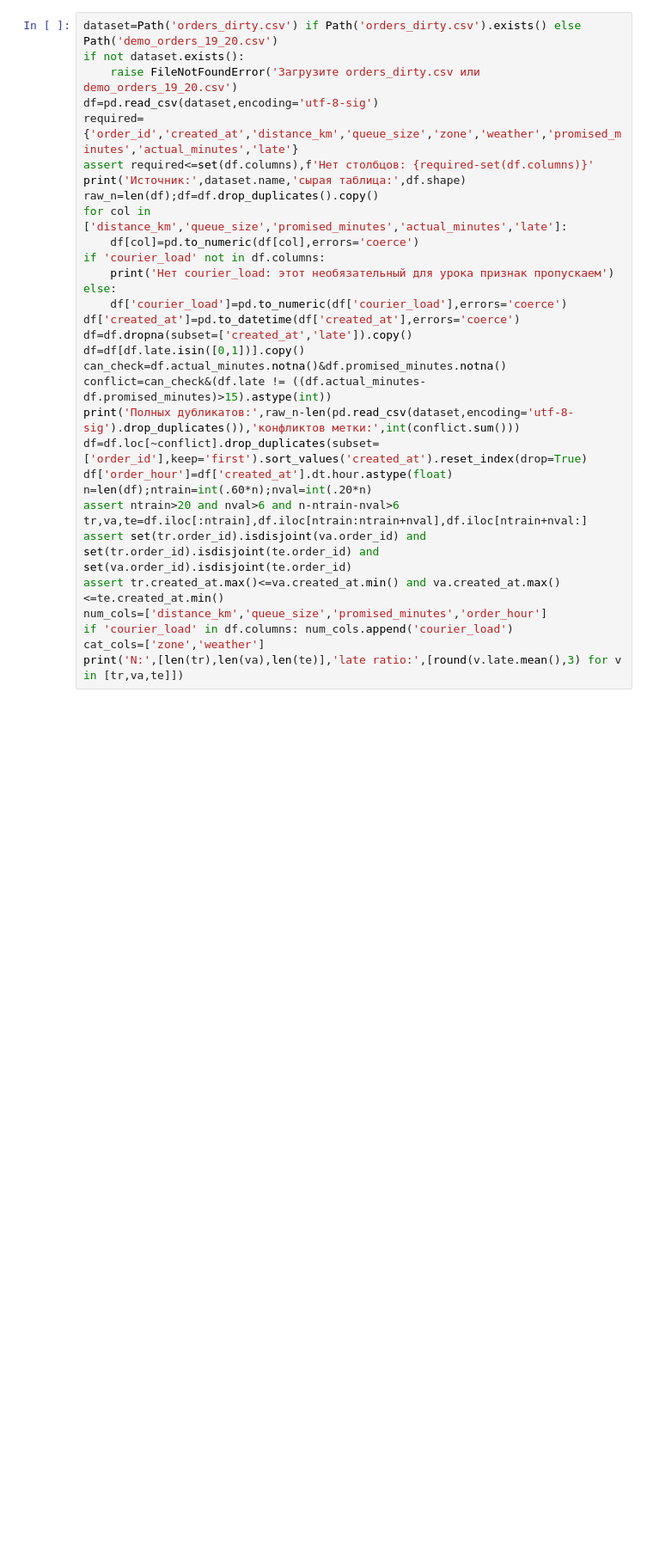
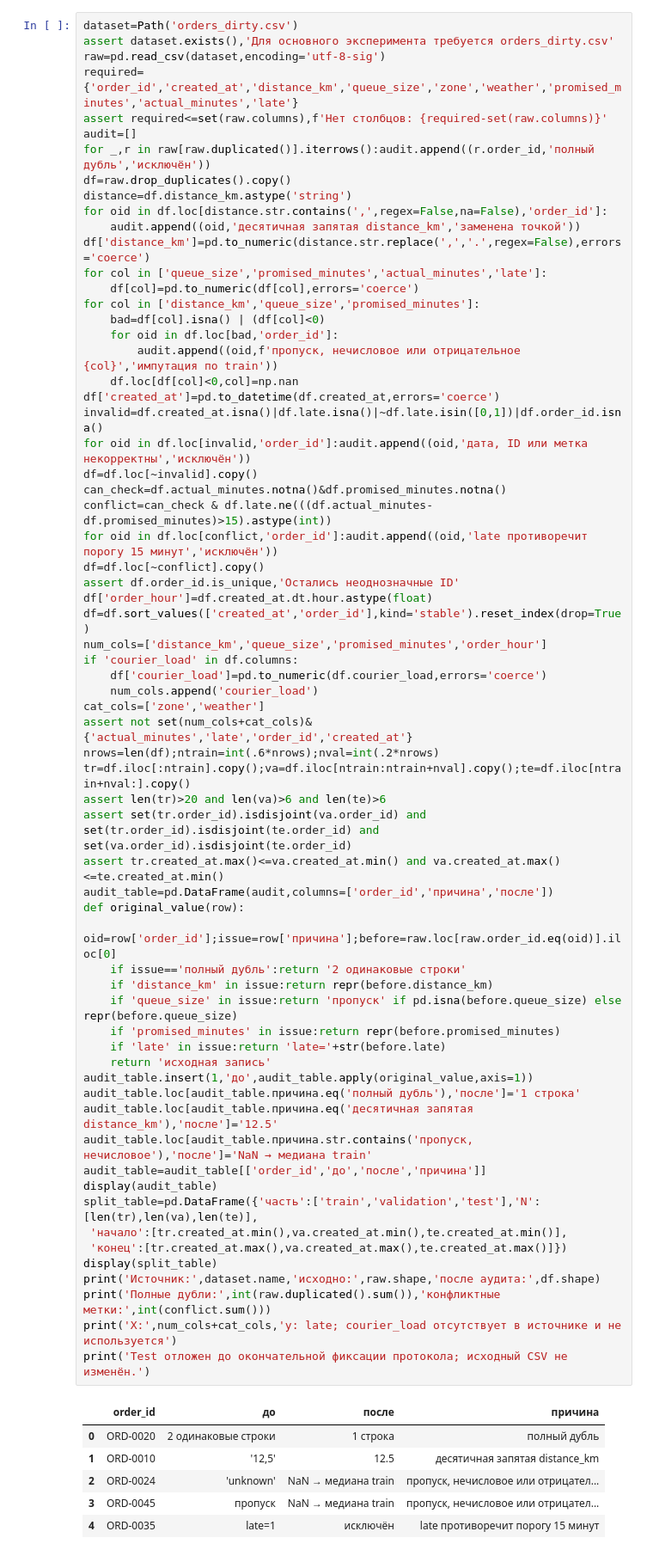
Before and after one commit to Vladislav-Evg-Sid/utmn-master-degree, a Jupyter notebook: tii/lb20/20_student.ipynb, the cells around one changed output. Shown at 86% size. Drawn from its saved outputs; the diff is of its cells as text; blank space fills up the shorter version.

```diff
--- a/tii/lb20/20_student.ipynb
+++ b/tii/lb20/20_student.ipynb
@@ -41,34 +51,74 @@ assert torch.allclose(w.grad,torch.tensor([[2.0],[1.0]]))
 ## 2. Аудит и разделение по времени (18–29 мин)
 Единица наблюдения — заказ; метка \(y=late\) появляется после доставки. Для прогноза при оформлении допустимы только известные поля: расстояние, очередь, обещанный срок, загрузка курьера (если известна), погода, зона и час создания. `actual_minutes` используют только для проверки исторической метки. Разделение по времени: 60% train / 20% validation / 20% test. Проверки корректности **до** обучения.
 # %%
-dataset=Path('orders_dirty.csv') if Path('orders_dirty.csv').exists() else Path('demo_orders_19_20.csv')
-if not dataset.exists():
-    raise FileNotFoundError('Загрузите orders_dirty.csv или demo_orders_19_20.csv')
-df=pd.read_csv(dataset,encoding='utf-8-sig')
+dataset=Path('orders_dirty.csv')
+assert dataset.exists(),'Для основного эксперимента требуется orders_dirty.csv'
+raw=pd.read_csv(dataset,encoding='utf-8-sig')
 required={'order_id','created_at','distance_km','queue_size','zone','weather','promised_minutes','actual_minutes','late'}
-assert required<=set(df.columns),f'Нет столбцов: {required-set(df.columns)}'
-print('Источник:',dataset.name,'сырая таблица:',df.shape)
-raw_n=len(df);df=df.drop_duplicates().copy()
-for col in ['distance_km','queue_size','promised_minutes','actual_minutes','late']:
+assert required<=set(raw.columns),f'Нет столбцов: {required-set(raw.columns)}'
+audit=[]
+for _,r in raw[raw.duplicated()].iterrows():audit.append((r.order_id,'полный дубль','исключён'))
+df=raw.drop_duplicates().copy()
+distance=df.distance_km.astype('string')
+for oid in df.loc[distance.str.contains(',',regex=False,na=False),'order_id']:
+    audit.append((oid,'десятичная запятая distance_km','заменена точкой'))
+df['distance_km']=pd.to_numeric(distance.str.replace(',','.',regex=False),errors='coerce')
+for col in ['queue_size','promised_minutes','actual_minutes','late']:
     df[col]=pd.to_numeric(df[col],errors='coerce')
-if 'courier_load' not in df.columns:
-    print('Нет courier_load: этот необязательный для урока признак пропускаем')
-else:
-    df['courier_load']=pd.to_numeric(df['courier_load'],errors='coerce')
-df['created_at']=pd.to_datetime(df['created_at'],errors='coerce')
-df=df.dropna(subset=['created_at','late']).copy()
-df=df[df.late.isin([0,1])].copy()
+for col in ['distance_km','queue_size','promised_minutes']:
+    bad=df[col].isna() | (df[col]<0)
+    for oid in df.loc[bad,'order_id']:
+        audit.append((oid,f'пропуск, нечисловое или отрицательное {col}','импутация по train'))
+    df.loc[df[col]<0,col]=np.nan
+df['created_at']=pd.to_datetime(df.created_at,errors='coerce')
+invalid=df.created_at.isna()|df.late.isna()|~df.late.isin([0,1])|df.order_id.isna()
+for oid in df.loc[invalid,'order_id']:audit.append((oid,'дата, ID или метка некорректны','исключён'))
+df=df.loc[~invalid].copy()
 can_check=df.actual_minutes.notna()&df.promised_minutes.notna()
-conflict=can_check&(df.late != ((df.actual_minutes-df.promised_minutes)>15).astype(int))
-print('Полных дубликатов:',raw_n-len(pd.read_csv(dataset,encoding='utf-8-sig').drop_duplicates()),'конфликтов метки:',int(conflict.sum()))
-df=df.loc[~conflict].drop_duplicates(subset=['order_id'],keep='first').sort_values('created_at').reset_index(drop=True)
-df['order_hour']=df['created_at'].dt.hour.astype(float)
-n=len(df);ntrain=int(.60*n);nval=int(.20*n)
-assert ntrain>20 and nval>6 and n-ntrain-nval>6
-tr,va,te=df.iloc[:ntrain],df.iloc[ntrain:ntrain+nval],df.iloc[ntrain+nval:]
+conflict=can_check & df.late.ne(((df.actual_minutes-df.promised_minutes)>15).astype(int))
+for oid in df.loc[conflict,'order_id']:audit.append((oid,'late противоречит порогу 15 минут','исключён'))
+df=df.loc[~conflict].copy()
+assert df.order_id.is_unique,'Остались неоднозначные ID'
+df['order_hour']=df.created_at.dt.hour.astype(float)
+df=df.sort_values(['created_at','order_id'],kind='stable').reset_index(drop=True)
+num_cols=['distance_km','queue_size','promised_minutes','order_hour']
+if 'courier_load' in df.columns:
+    df['courier_load']=pd.to_numeric(df.courier_load,errors='coerce')
+    num_cols.append('courier_load')
+cat_cols=['zone','weather']
+assert not set(num_cols+cat_cols)&{'actual_minutes','late','order_id','created_at'}
+nrows=len(df);ntrain=int(.6*nrows);nval=int(.2*nrows)
+tr=df.iloc[:ntrain].copy();va=df.iloc[ntrain:ntrain+nval].copy();te=df.iloc[ntrain+nval:].copy()
+assert len(tr)>20 and len(va)>6 and len(te)>6
 assert set(tr.order_id).isdisjoint(va.order_id) and set(tr.order_id).isdisjoint(te.order_id) and set(va.order_id).isdisjoint(te.order_id)
 assert tr.created_at.max()<=va.created_at.min() and va.created_at.max()<=te.created_at.min()
-num_cols=['distance_km','queue_size','promised_minutes','order_hour']
-if 'courier_load' in df.columns: num_cols.append('courier_load')
-cat_cols=['zone','weather']
-print('N:',[len(tr),len(va),len(te)],'late ratio:',[round(v.late.mean(),3) for v in [tr,va,te]])
+audit_table=pd.DataFrame(audit,columns=['order_id','причина','после'])
+def original_value(row):
+    oid=row['order_id'];issue=row['причина'];before=raw.loc[raw.order_id.eq(oid)].iloc[0]
+    if issue=='полный дубль':return '2 одинаковые строки'
+    if 'distance_km' in issue:return repr(before.distance_km)
+    if 'queue_size' in issue:return 'пропуск' if pd.isna(before.queue_size) else repr(before.queue_size)
+    if 'promised_minutes' in issue:return repr(before.promised_minutes)
+    if 'late' in issue:return 'late='+str(before.late)
+    return 'исходная запись'
+audit_table.insert(1,'до',audit_table.apply(original_value,axis=1))
+audit_table.loc[audit_table.причина.eq('полный дубль'),'после']='1 строка'
+audit_table.loc[audit_table.причина.eq('десятичная запятая distance_km'),'после']='12.5'
+audit_table.loc[audit_table.причина.str.contains('пропуск, нечисловое'),'после']='NaN → медиана train'
+audit_table=audit_table[['order_id','до','после','причина']]
+display(audit_table)
+split_table=pd.DataFrame({'часть':['train','validation','test'],'N':[len(tr),len(va),len(te)],
+ 'начало':[tr.created_at.min(),va.created_at.min(),te.created_at.min()],
+ 'конец':[tr.created_at.max(),va.created_at.max(),te.created_at.max()]})
+display(split_table)
+print('Источник:',dataset.name,'исходно:',raw.shape,'после аудита:',df.shape)
+print('Полные дубли:',int(raw.duplicated().sum()),'конфликтные метки:',int(conflict.sum()))
+print('X:',num_cols+cat_cols,'y: late; courier_load отсутствует в источнике и не используется')
+print('Test отложен до окончательной фиксации протокола; исходный CSV не изменён.')
+# %% [output]
+|  | order_id | до | после | причина |
+| 0 | ORD-0020 | 2 одинаковые строки | 1 строка | полный дубль |
+| 1 | ORD-0010 | '12,5' | 12.5 | десятичная запятая distance_km |
+| 2 | ORD-0024 | 'unknown' | NaN → медиана train | пропуск, нечисловое или отрицател... |
+| 3 | ORD-0045 | пропуск | NaN → медиана train | пропуск, нечисловое или отрицател... |
+| 4 | ORD-0035 | late=1 | исключён | late противоречит порогу 15 минут |
```
Also changed, not shown: parts of 10 cells of this notebook, 16 other files.
